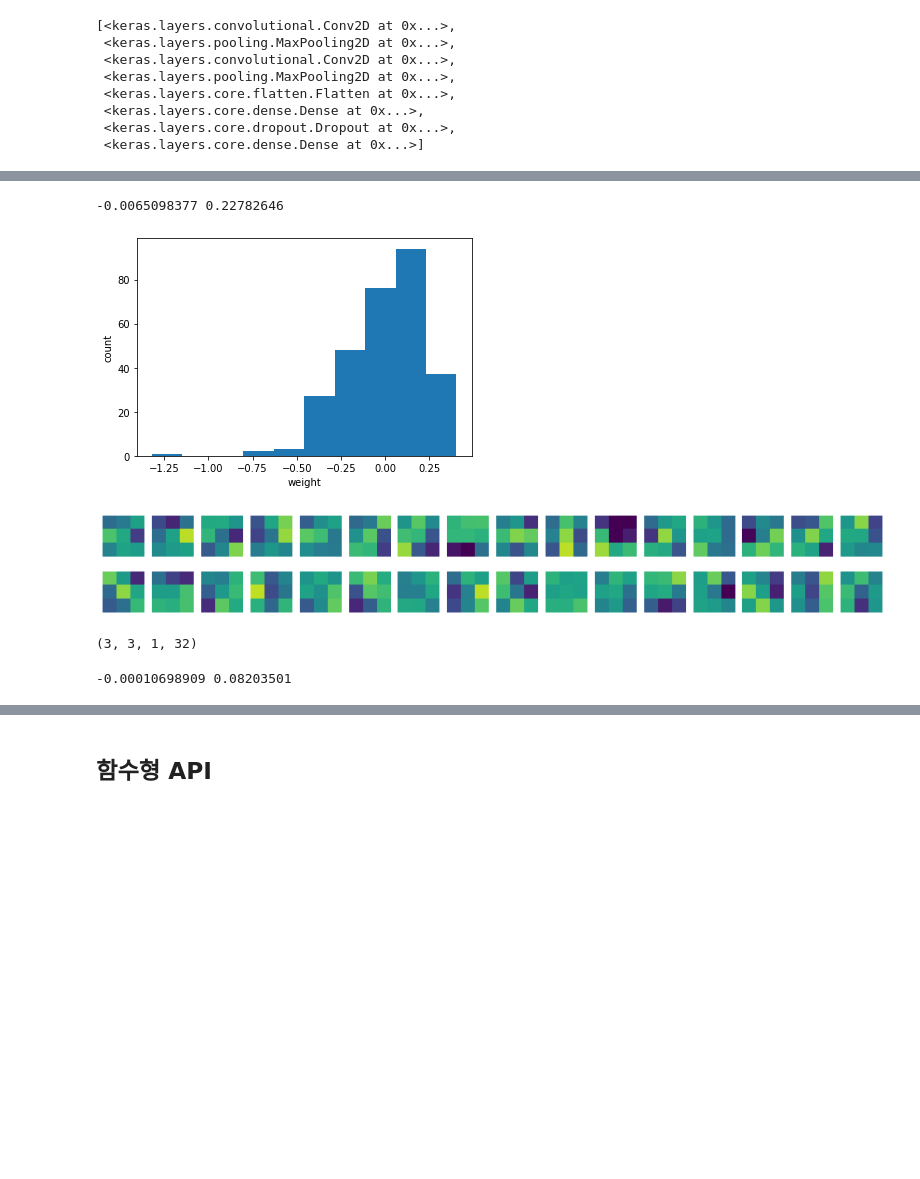
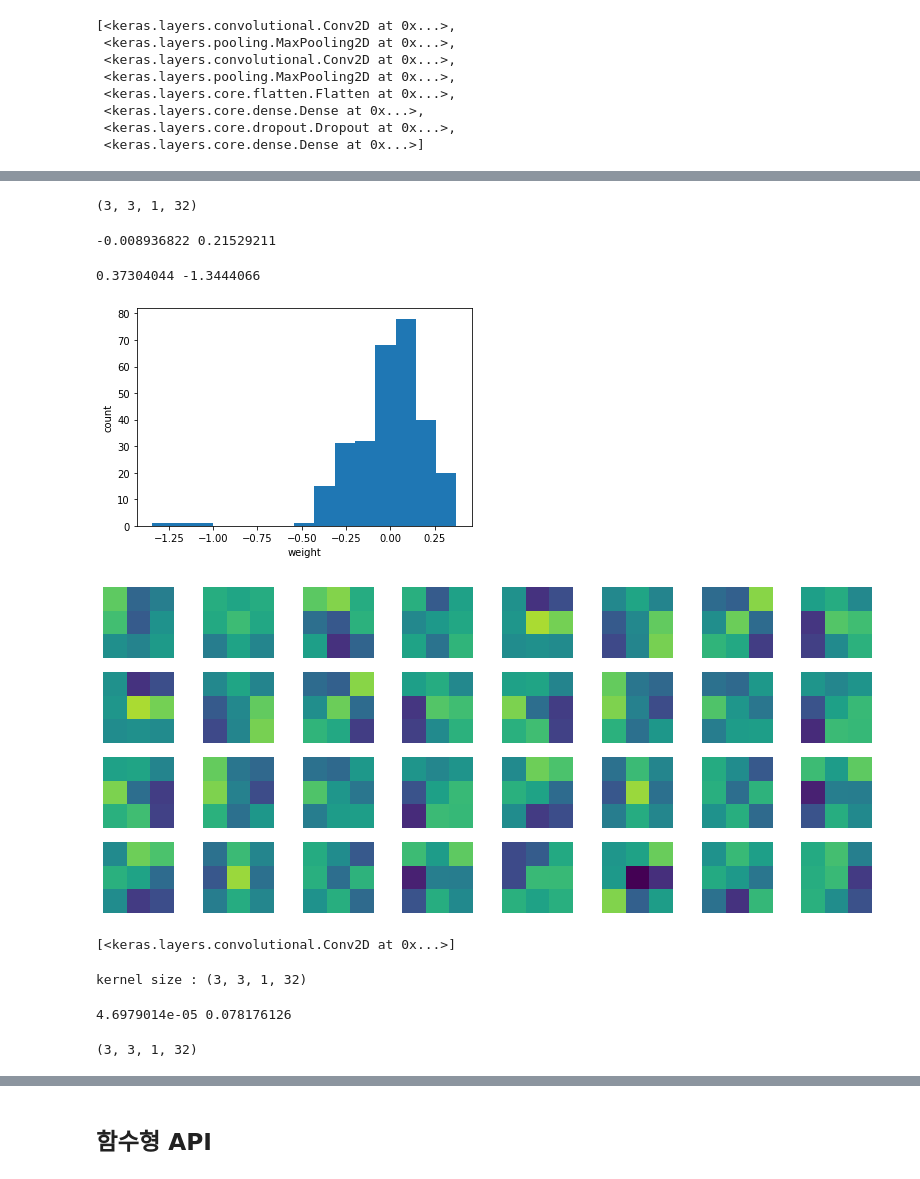
Before and after one commit to fasthill/ML-DL-study-alone, a Jupyter notebook: 8-3 합성곱 신경망의 시각화.ipynb, the cells around one changed output, grey strips where cells are left out. Saved outputs shown, nothing was run; the diff lists cells and outputs as text; code cells hidden in the pictures; blank space fills up the shorter version.

Commit message:
model.layers, kernel imshow, model.input

```diff
--- a/8-3 합성곱 신경망의 시각화.ipynb
+++ b/8-3 합성곱 신경망의 시각화.ipynb
@@ -28,2 +35,2 @@ best-cnn-model.h5   100%[===================>]   3.86M  --.-KB/s    in 0.01s
 # %%
-model = keras.models.load_model('best-cnn-model.h5')
+model = load_model('best_cnn_model.h5')
@@ -47,6 +87,2 @@ print(conv.weights[0].shape, conv.weights[1].shape)
 # %%
 conv_weights = conv.weights[0].numpy()
-
-print(conv_weights.mean(), conv_weights.std())
-# %% [output]
--0.0065098377 0.22782646
@@ -55,19 +89,29 @@ import matplotlib.pyplot as plt
+# %%
+conv_weights.shape
+# %% [output]
+(3, 3, 1, 32)
+# %%
+print(conv_weights.mean(), conv_weights.std())
+# %% [output]
+-0.008936822 0.21529211
+# %%
+print(conv_weights.max(), conv_weights.min())
+# %% [output]
+0.37304044 -1.3444066
 # %%
-plt.hist(conv_weights.reshape(-1, 1))
+plt.hist(conv_weights.reshape(-1, 1), bins=15)
 plt.xlabel('weight')
 plt.ylabel('count')
 plt.show()
 # %% [output]
-[figure, old version]
+[figure, new version]
 # %%
-fig, axs = plt.subplots(2, 16, figsize=(15,2))
-
-for i in range(2):
-    for j in range(16):
-        axs[i, j].imshow(conv_weights[:,:,0,i*16 + j], vmin=-0.5, vmax=0.5)
-        axs[i, j].axis('off')
-
-plt.show()
+figs, axs = plt.subplots(4, 8, figsize=(14,6))
+for i in range(4):
+  for j in range(8):
+    # axs[i,j].imshow(conv_weights[:,:,0,i*4 + j])
+    axs[i,j].imshow(conv_weights[:,:,0,i*4 + j], vmin=-0.5, vmax=0.5)
+    axs[i,j].axis('off')
 # %% [output]
-[figure, old version]
+[figure, new version]
 # %%
@@ -78,15 +120,23 @@ no_training_model.add(keras.layers.Conv2D(32, kernel_size=3, activation='relu',
+# %%
+no_training_model.layers  # 한 개의 layer만 있음.
+# %% [output]
+[<keras.layers.convolutional.Conv2D at 0x...>]
 # %%
 no_training_conv = no_training_model.layers[0]
-
-print(no_training_conv.weights[0].shape)
+print('kernel size : {}'.format(no_training_conv.weights[0].shape))
+# 필터 갯수 32, kernel size; 3 by 3 by 1 channel
 # %% [output]
-(3, 3, 1, 32)
+kernel size : (3, 3, 1, 32)
 # %%
 no_training_weights = no_training_conv.weights[0].numpy()
-
-print(no_training_weights.mean(), no_training_weights.std())
-# %% [output]
--0.00010698909 0.08203501
+# %%
+print(no_training_weights.mean(), no_training_weights.std())
+# %% [output]
+4.6979014e-05 0.078176126
+# %%
+no_training_weights.shape
+# %% [output]
+(3, 3, 1, 32)
 # %%
 plt.hist(no_training_weights.reshape(-1, 1))
 plt.xlabel('weight')
```
Also changed, not shown: parts of 18 cells of this notebook.
